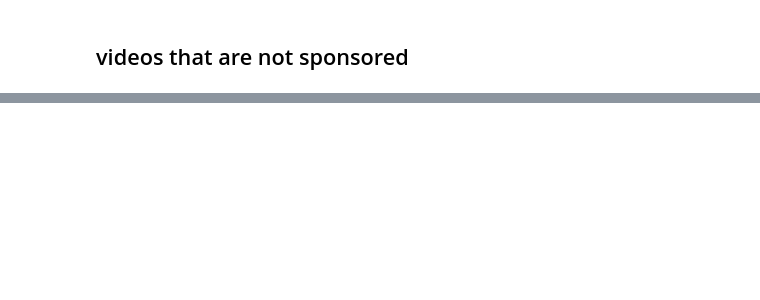
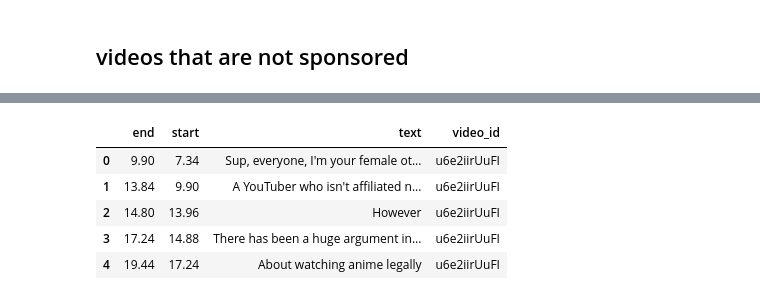
Before and after one commit to ajharry/Insight_Project, a Jupyter notebook: YoutubeBestFiends.ipynb, the cells around one changed output, grey strips where cells are left out. Saved outputs shown, nothing was run; the diff lists cells and outputs as text; code cells hidden in the pictures; blank space fills up the shorter version.

```diff
--- a/YoutubeBestFiends.ipynb
+++ b/YoutubeBestFiends.ipynb
@@ -436,0 +545,21 @@ captionTable.head()
+# %%
+captionTable_notSpon = pd.DataFrame(columns =['end', 'start', 'text', 'video_id'] )
+
+for i in range(len(data_notSpon_with_captions)):
+    vid = data_notSpon_with_captions.video_id.iloc[i]
+    cap_new = pd.DataFrame.from_dict(srt_to_dict(data_notSpon_with_captions.captions.iloc[i]))
+    cap_new['video_id'] = vid
+    #if i == 209:
+        #print(cap_new)
+    captionTable_notSpon = captionTable_notSpon.append(cap_new)
+    #print(vid)
+    #print(i)
+# %%
+captionTable_notSpon.head()
+# %% [output]
+|  | end | start | text | video_id |
+| 0 | 9.90 | 7.34 | Sup, everyone, I'm your female ot... | u6e2iirUuFI |
+| 1 | 13.84 | 9.90 | A YouTuber who isn't affiliated n... | u6e2iirUuFI |
+| 2 | 14.80 | 13.96 | However | u6e2iirUuFI |
+| 3 | 17.24 | 14.88 | There has been a huge argument in... | u6e2iirUuFI |
+| 4 | 19.44 | 17.24 | About watching anime legally | u6e2iirUuFI |
```
Also changed, not shown: parts of 16 cells of this notebook, 8 other files.
